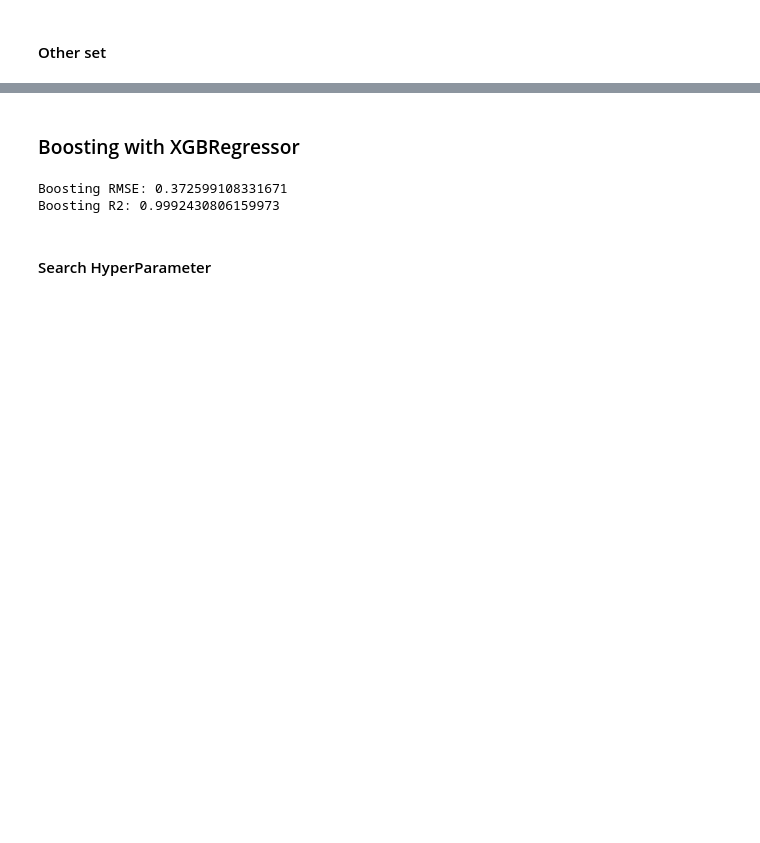
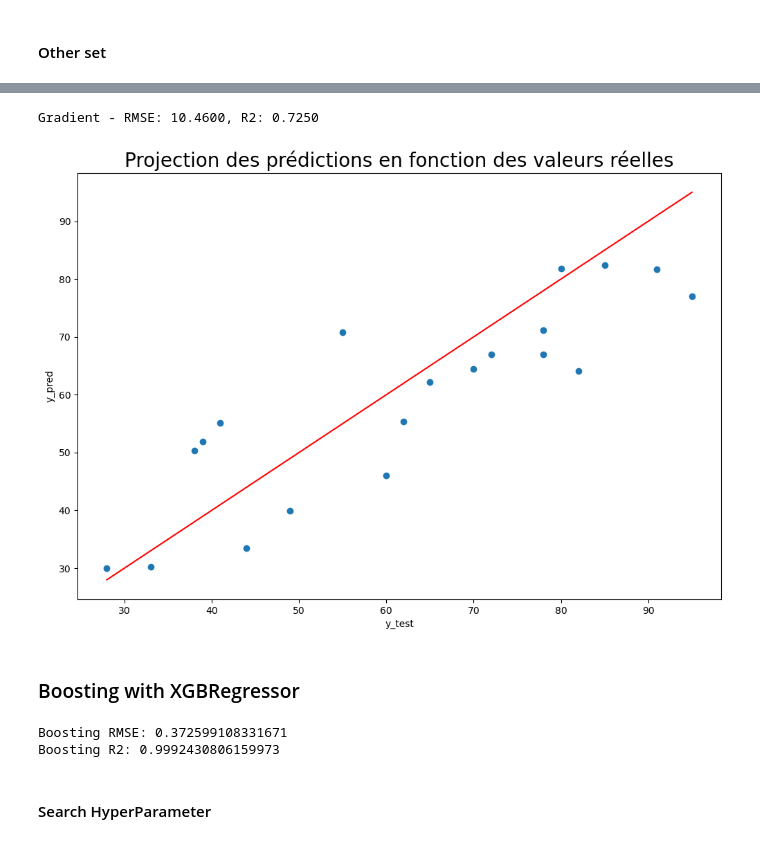
Before and after one commit to Didi17ane/Datas_Exploration, a Jupyter notebook: Modèles IA/Ensemble_Learning.ipynb, the cells around one changed output, grey strips where cells are left out. Cells and saved outputs as stored; diff of their text form; code cells hidden in the pictures; blank space fills up the shorter version.

```diff
--- a/Modèles IA/Ensemble_Learning.ipynb
+++ b/Modèles IA/Ensemble_Learning.ipynb
@@ -451,15 +608,19 @@ pred_xboost
 rmse_rb = np.sqrt(mean_squared_error(y_datas, pred_xboost))
 r2_rb = r2_score(y_datas, pred_xboost)
 
-print(f"XGBRegressor - RMSE: {rmse_rb:.4f}, R2: {r2_rb:.4f}")
+print(f"Gradient - RMSE: {rmse_rb:.4f}, R2: {r2_rb:.4f}")
+# %% [output]
+Gradient - RMSE: 10.4600, R2: 0.7250
 # %%
 fig = plt.figure(figsize=(12,8))
 ax = fig.add_subplot(1, 1, 1)
-ax.scatter(y_datas, y_pred_rboost)
+ax.scatter(y_datas, pred_xboost)
 ax.plot([y_datas.min(), y_datas.max()], [y_datas.min(), y_datas.max()], color='r')
 ax.set(xlabel='y_test', ylabel='y_pred')
 plt.title("Projection des prédictions en fonction des valeurs réelles", fontsize=20)
 plt.show()
+# %% [output]
+[figure, added]
 # %% [markdown]
 ### Boosting with XGBRegressor
 # %%
```
Also changed, not shown: parts of 8 cells of this notebook, 1 other file.
